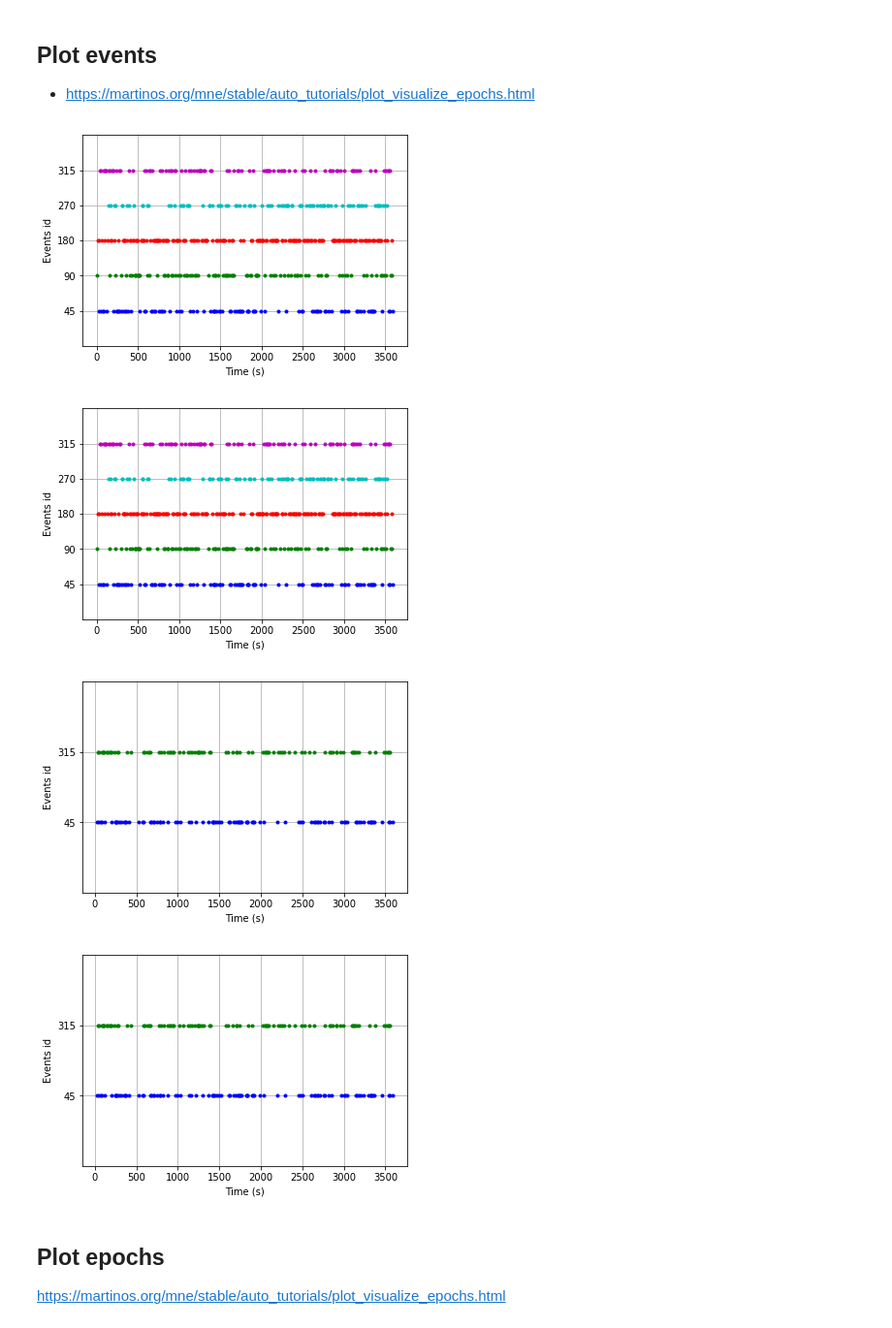
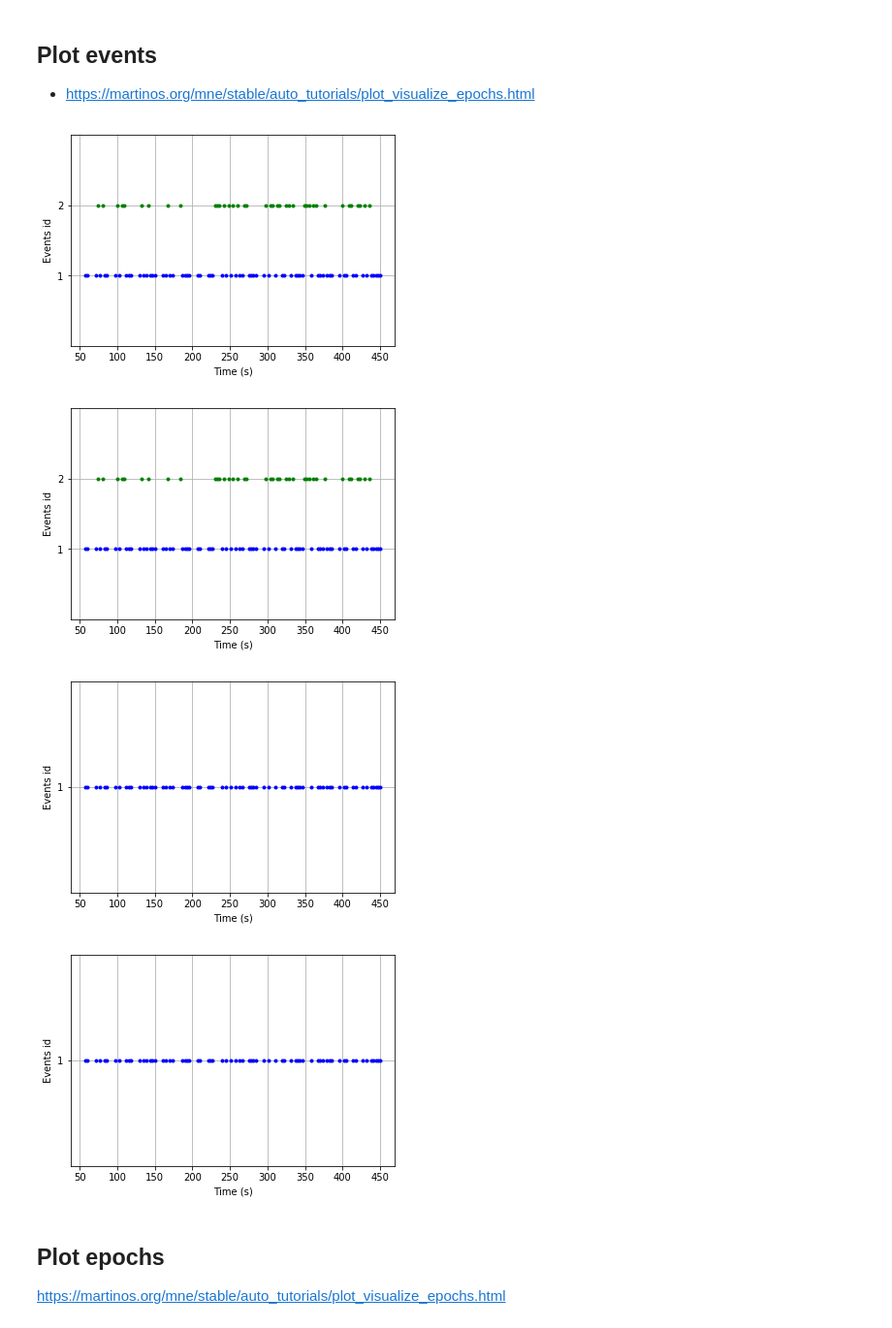
Before and after one commit to itba-proyecto-final/erp-classifier, a Jupyter notebook: Square Lights/Jose #1/Notebook.ipynb, the cells around one changed output. Shown at 97% size. Drawn from its saved outputs; the diff is of its cells as text; code cells hidden in the pictures.

```diff
--- a/Square Lights/Jose #1/Notebook.ipynb
+++ b/Square Lights/Jose #1/Notebook.ipynb
@@ -176,10 +168,0 @@ def float_round(num, places = 0, direction = floor):
-# %%
-def get_stims_as_channel(stims, sample_times):
-    stims_channel = [[float_round(t, 3), 0] for t in sample_times]
-    for stim in stims:
-        time = stim[0]
-        for i in range(0, len(stims_channel)):
-            if stims_channel[i][0] > time:
-                stims_channel[i-1][1] = stim[1]
-                continue
-    return stims_channel
@@ -218,3 +169,31 @@ ee_angles_data[100000:]
+# %%
+def get_stims_as_channel(stims, sample_times):
+    epochs_with_events = list()
+    event_index = 0
+    add_counter = -1
+    event_type = 0
+
+    for sample_time in sample_times:
+        if add_counter == -1 and event_index < len(stims) and sample_time >= stims[event_index][0]:
+            event_type = stims[event_index][1]
+            add_counter = 1
+        elif add_counter == 500:
+            event_type = 0
+            if event_index < len(stims):
+                add_counter = -1
+                event_index += 1
+        elif add_counter >= 0:
+            add_counter += 1
+        event_type = 0.0 if event_type == 3.0 else event_type
+        event_type = 1.0 if event_type == 4.0 else event_type
+        epochs_with_events.append(int(event_type))
+    return np.array(epochs_with_events)
+
+def get_hits_as_channel(ee_values):
+    ee_hits = list()
+    for ee_value in ee_values:
+        ee_hits.append(0 if ee_value == 0 else 1)
+    return np.array(ee_hits)
 # %%
 # Adds event channel with angle values
 ee_ch_name  = 't_type'
@@ -267,15 +249,15 @@ Loaded (#Epochs, #Channels, #Times) = (520, 31, 1025)
 # Plot all events
 mne.viz.plot_events(ee_events, sfreq=sampling_rate) # https://martinos.org/mne/stable/generated/mne.viz.plot_events.html
 # %% [output]
-[figure, old version]
+[figure, new version]
-[figure, old version]
+[figure, new version]
 # %%
-# Plot [45, 315] events
-ee_events_45_270 = mne.pick_events(ee_events, include=[45, 315])
-mne.viz.plot_events(ee_events_45_270, sfreq=sampling_rate)
+# Plot [1] events
+ee_events_1 = mne.pick_events(ee_events, include=[1])
+mne.viz.plot_events(ee_events_1, sfreq=sampling_rate)
 # %% [output]
-[figure, old version]
+[figure, new version]
-[figure, old version]
+[figure, new version]
 # %% [markdown]
 ## Plot epochs
 
```
Also changed, not shown: parts of 20 cells of this notebook.
